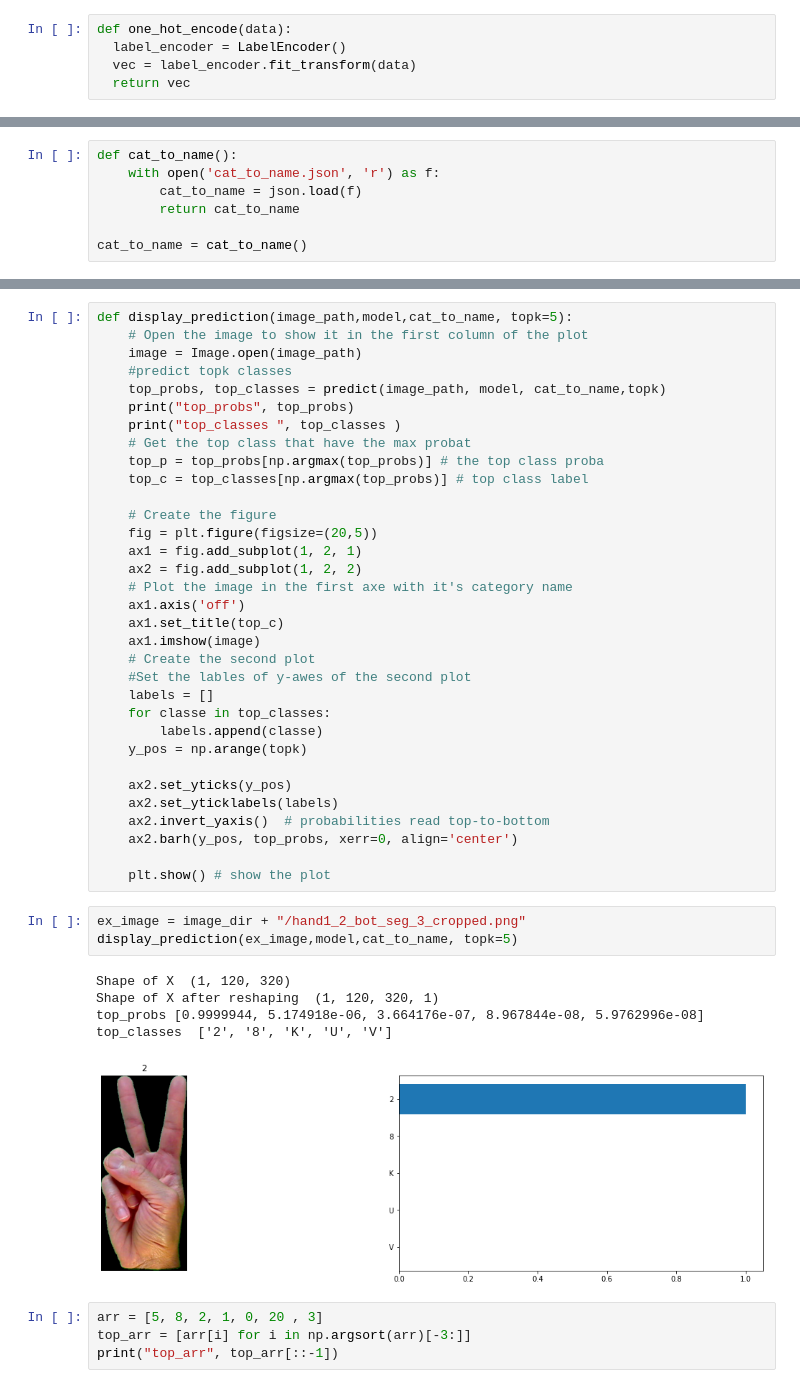
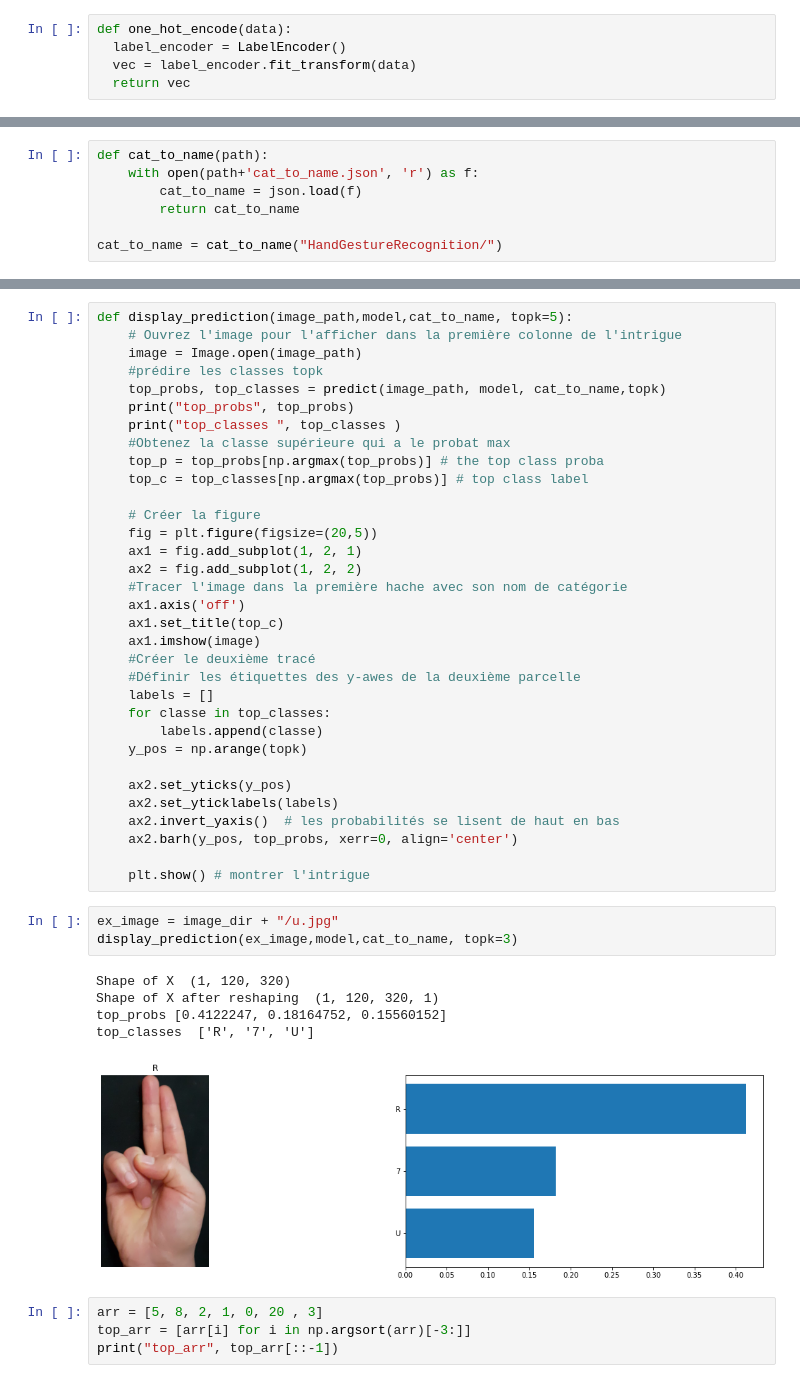
Before and after one commit to Nesrin48/HandGestureRecognition, a Jupyter notebook: HandGestureRecognition.ipynb, the cells around one changed output, grey strips where cells are left out. Cells and saved outputs as stored; diff of their text form.

```diff
--- a/HandGestureRecognition.ipynb
+++ b/HandGestureRecognition.ipynb
@@ -286,7 +258,7 @@ print(acc)
 # %%
-def cat_to_name():
-    with open('cat_to_name.json', 'r') as f:
+def cat_to_name(path):
+    with open(path+'cat_to_name.json', 'r') as f:
         cat_to_name = json.load(f)
         return cat_to_name
 
-cat_to_name = cat_to_name()
+cat_to_name = cat_to_name("HandGestureRecognition/")
@@ -332,25 +298,25 @@ def predict(image_path, model, cat_to_name,topk=5):
 # %%
 def display_prediction(image_path,model,cat_to_name, topk=5):
-    # Open the image to show it in the first column of the plot
+    # Ouvrez l'image pour l'afficher dans la première colonne de l'intrigue
     image = Image.open(image_path)
-    #predict topk classes
+    #prédire les classes topk
     top_probs, top_classes = predict(image_path, model, cat_to_name,topk)
     print("top_probs", top_probs)
     print("top_classes ", top_classes )
-    # Get the top class that have the max probat
+    #Obtenez la classe supérieure qui a le probat max
     top_p = top_probs[np.argmax(top_probs)] # the top class proba
     top_c = top_classes[np.argmax(top_probs)] # top class label
 
-    # Create the figure
+    # Créer la figure
     fig = plt.figure(figsize=(20,5))
     ax1 = fig.add_subplot(1, 2, 1)
     ax2 = fig.add_subplot(1, 2, 2)
-    # Plot the image in the first axe with it's category name
+    #Tracer l'image dans la première hache avec son nom de catégorie
     ax1.axis('off')
     ax1.set_title(top_c)
     ax1.imshow(image)
-    # Create the second plot
-    #Set the lables of y-awes of the second plot
+    #Créer le deuxième tracé
+    #Définir les étiquettes des y-awes de la deuxième parcelle
     labels = []
     for classe in top_classes:
         labels.append(classe)
@@ -358,19 +324,19 @@ def display_prediction(image_path,model,cat_to_name, topk=5):
 
     ax2.set_yticks(y_pos)
     ax2.set_yticklabels(labels)
-    ax2.invert_yaxis()  # probabilities read top-to-bottom
+    ax2.invert_yaxis()  # les probabilités se lisent de haut en bas
     ax2.barh(y_pos, top_probs, xerr=0, align='center')
 
-    plt.show() # show the plot
+    plt.show() # montrer l'intrigue
 # %%
-ex_image = image_dir + "/hand1_2_bot_seg_3_cropped.png"
-display_prediction(ex_image,model,cat_to_name, topk=5)
+ex_image = image_dir + "/u.jpg"
+display_prediction(ex_image,model,cat_to_name, topk=3)
 # %% [output]
 Shape of X  (1, 120, 320)
 Shape of X after reshaping  (1, 120, 320, 1)
-top_probs [0.9999944, 5.174918e-06, 3.664176e-07, 8.967844e-08, 5.9762996e-08]
-top_classes  ['2', '8', 'K', 'U', 'V']
+top_probs [0.4122247, 0.18164752, 0.15560152]
+top_classes  ['R', '7', 'U']
-[figure, old version]
+[figure, new version]
 # %%
 arr = [5, 8, 2, 1, 0, 20 , 3]
 top_arr = [arr[i] for i in np.argsort(arr)[-3:]]
```
Also changed, not shown: parts of 42 cells of this notebook.
